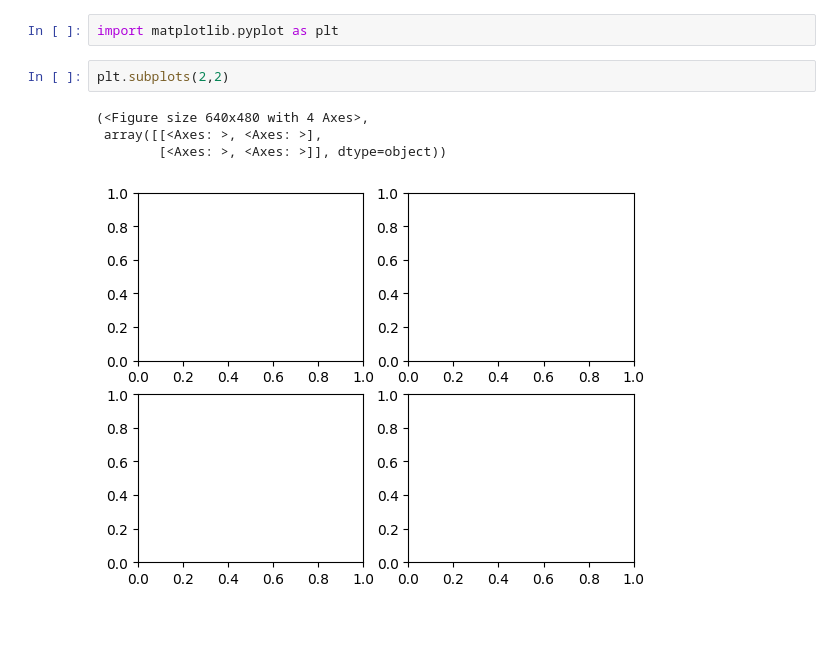
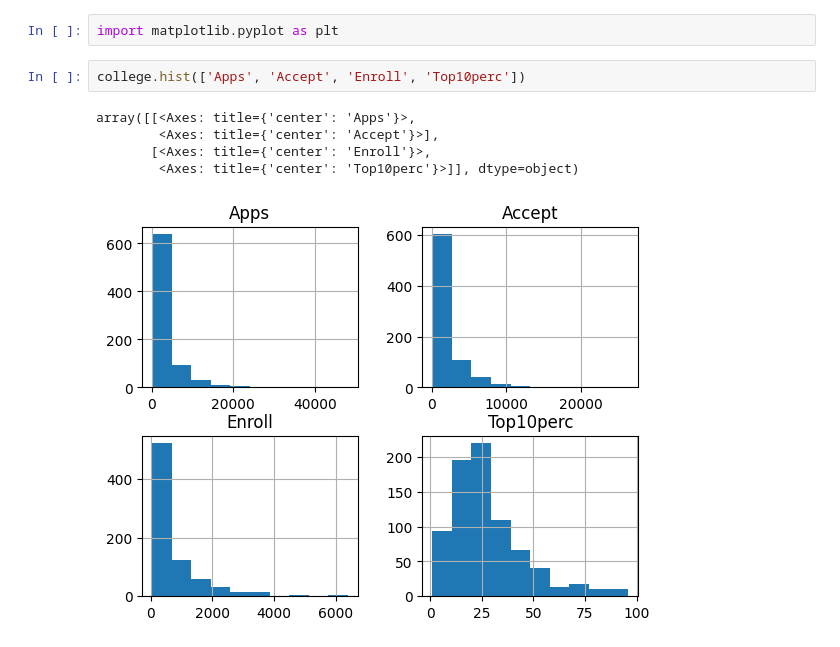
Before and after one commit to yxu148/ISLP_labs, a Jupyter notebook: homework/chapt2/question8.ipynb, the cells around one changed output. Drawn from its saved outputs; the diff is of its cells as text.

```diff
--- a/homework/chapt2/question8.ipynb
+++ b/homework/chapt2/question8.ipynb
@@ -85,9 +85,10 @@ college.boxplot('Outstate', 'Elite')
 # %%
 import matplotlib.pyplot as plt
 # %%
-plt.subplots(2,2)
+college.hist(['Apps', 'Accept', 'Enroll', 'Top10perc'])
 # %% [output]
-(<Figure size 640x480 with 4 Axes>,
- array([[<Axes: >, <Axes: >],
-        [<Axes: >, <Axes: >]], dtype=object))
+array([[<Axes: title={'center': 'Apps'}>,
+        <Axes: title={'center': 'Accept'}>],
+       [<Axes: title={'center': 'Enroll'}>,
+        <Axes: title={'center': 'Top10perc'}>]], dtype=object)
-[figure, old version]
+[figure, new version]
```
Also changed, not shown: parts of 1 cell of this notebook.
